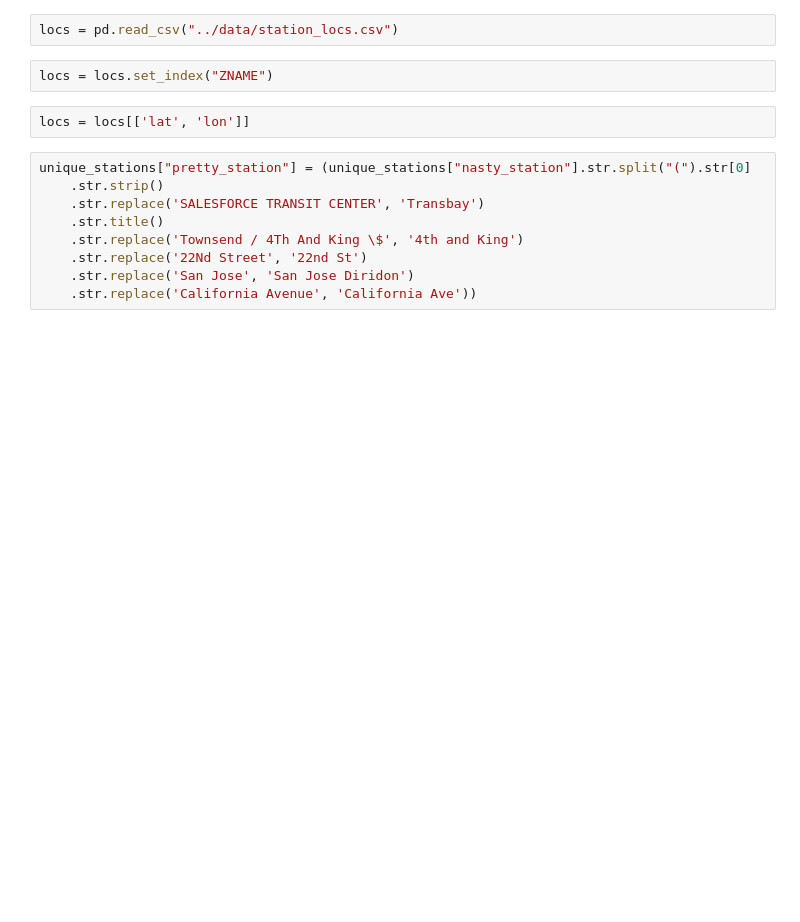
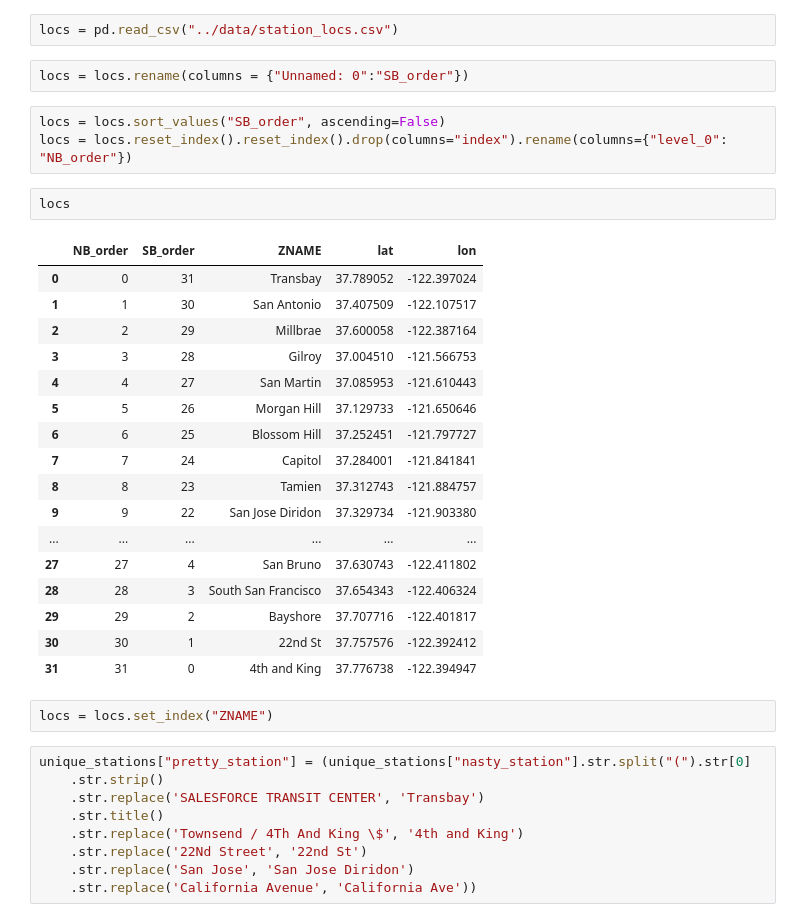
Before and after one commit to sfbrigade/calviz, a Jupyter notebook: notebooks/Schedule_merge_locations.ipynb, the cells around one changed output. Drawn from its saved outputs; the diff is of its cells as text; blank space fills up the shorter version.

```diff
--- a/notebooks/Schedule_merge_locations.ipynb
+++ b/notebooks/Schedule_merge_locations.ipynb
@@ -27,10 +27,33 @@ unique_stations
 | 31 | COLLEGE PARK |
 # %%
 locs = pd.read_csv("../data/station_locs.csv")
+# %%
+locs = locs.rename(columns = {"Unnamed: 0":"SB_order"})
+# %%
+locs = locs.sort_values("SB_order", ascending=False)
+locs = locs.reset_index().reset_index().drop(columns="index").rename(columns={"level_0": "NB_order"})
+# %%
+locs
+# %% [output]
+|  | NB_order | SB_order | ZNAME | lat | lon |
+| 0 | 0 | 31 | Transbay | 37.789052 | -122.397024 |
+| 1 | 1 | 30 | San Antonio | 37.407509 | -122.107517 |
+| 2 | 2 | 29 | Millbrae | 37.600058 | -122.387164 |
+| 3 | 3 | 28 | Gilroy | 37.004510 | -121.566753 |
+| 4 | 4 | 27 | San Martin | 37.085953 | -121.610443 |
+| 5 | 5 | 26 | Morgan Hill | 37.129733 | -121.650646 |
+| 6 | 6 | 25 | Blossom Hill | 37.252451 | -121.797727 |
+| 7 | 7 | 24 | Capitol | 37.284001 | -121.841841 |
+| 8 | 8 | 23 | Tamien | 37.312743 | -121.884757 |
+| 9 | 9 | 22 | San Jose Diridon | 37.329734 | -121.903380 |
+| ... | ... | ... | ... | ... | ... |
+| 27 | 27 | 4 | San Bruno | 37.630743 | -122.411802 |
+| 28 | 28 | 3 | South San Francisco | 37.654343 | -122.406324 |
+| 29 | 29 | 2 | Bayshore | 37.707716 | -122.401817 |
+| 30 | 30 | 1 | 22nd St | 37.757576 | -122.392412 |
+| 31 | 31 | 0 | 4th and King | 37.776738 | -122.394947 |
 # %%
 locs = locs.set_index("ZNAME")
-# %%
-locs = locs[['lat', 'lon']]
 # %%
 unique_stations["pretty_station"] = (unique_stations["nasty_station"].str.split("(").str[0]
     .str.strip()
```
Also changed, not shown: parts of 4 cells of this notebook, 1 other file.
